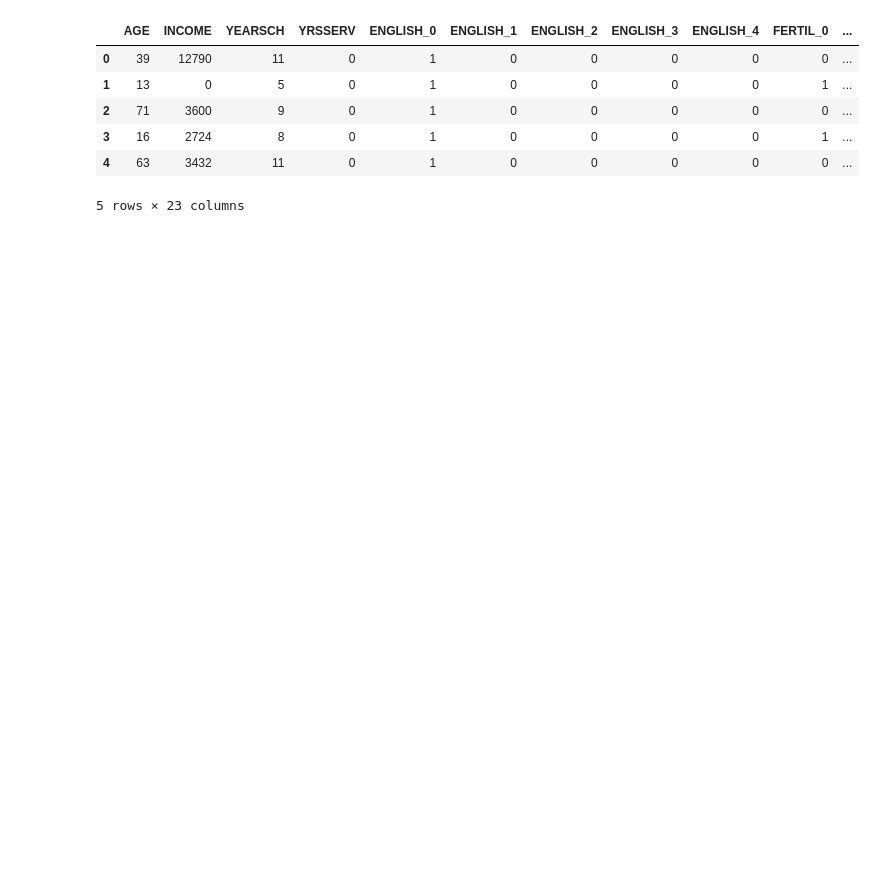
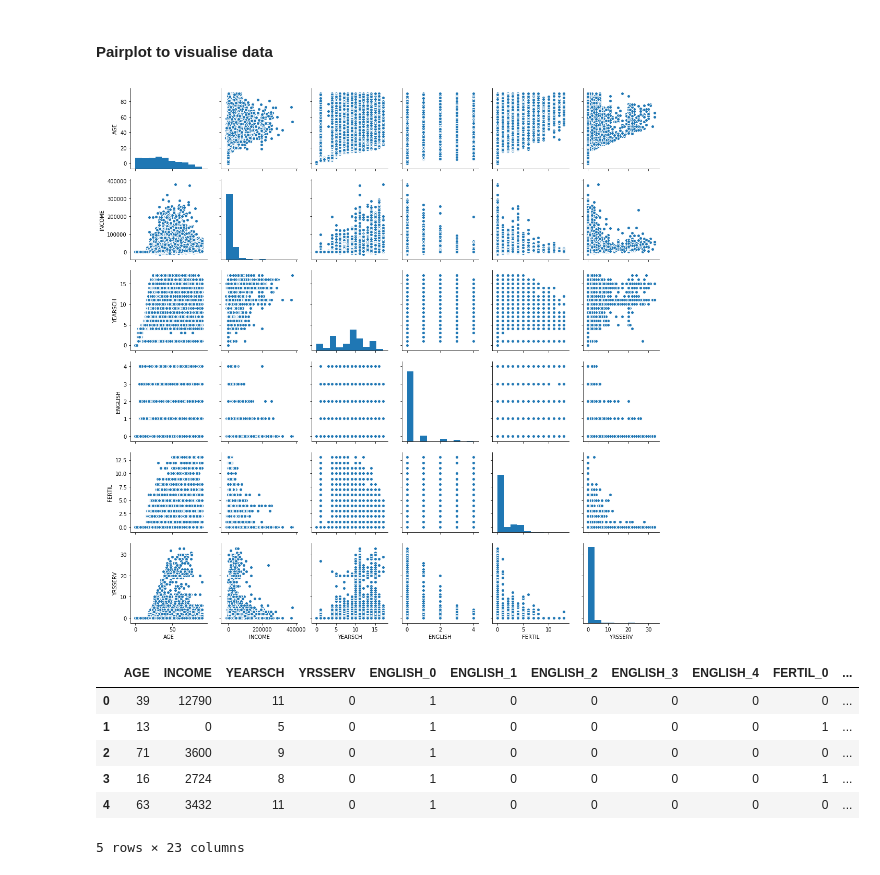
Before and after one commit to tanyaramirezf/ce888labs, a Jupyter notebook: lab6/de-mine.ipynb, the cells around one changed output. Cells and saved outputs as stored; diff of their text form; code cells hidden in the pictures; blank space fills up the shorter version.

```diff
--- a/lab6/de-mine.ipynb
+++ b/lab6/de-mine.ipynb
@@ -17,18 +17,24 @@ import matplotlib.cm as cm
 import seaborn as sns
 # %%
 df = pd.read_csv("hUSCensus1990raw50K.csv.bz2", compression = "bz2")
+# %% [markdown]
+#### Pairplot to visualise data
 # %%
 df_demo = pd.DataFrame()
 
 df_demo["AGE"] = df[["AGE"]].copy()
 df_demo["INCOME"] = df[["INCOME" + str(i) for i in range(1,8)]].sum(axis = 1)
 
 df_demo["YEARSCH"] = df[["YEARSCH"]].copy()
 df_demo["ENGLISH"] = df[["ENGLISH"]].copy()
 df_demo["FERTIL"] = df[["FERTIL"]].copy()
 df_demo["YRSSERV"] = df[["YRSSERV"]].copy()
 
+g = sns.pairplot(df_demo, palette = "hus1")
+
 df_demo = pd.get_dummies(df_demo, columns = ["ENGLISH", "FERTIL" ])
+# %% [output]
+[figure, added]
 # %%
 df_demo.head()
 #sns.pairplot(df_demo, hue = "", palette = "hus1")
```
Also changed, not shown: parts of 8 cells of this notebook.
